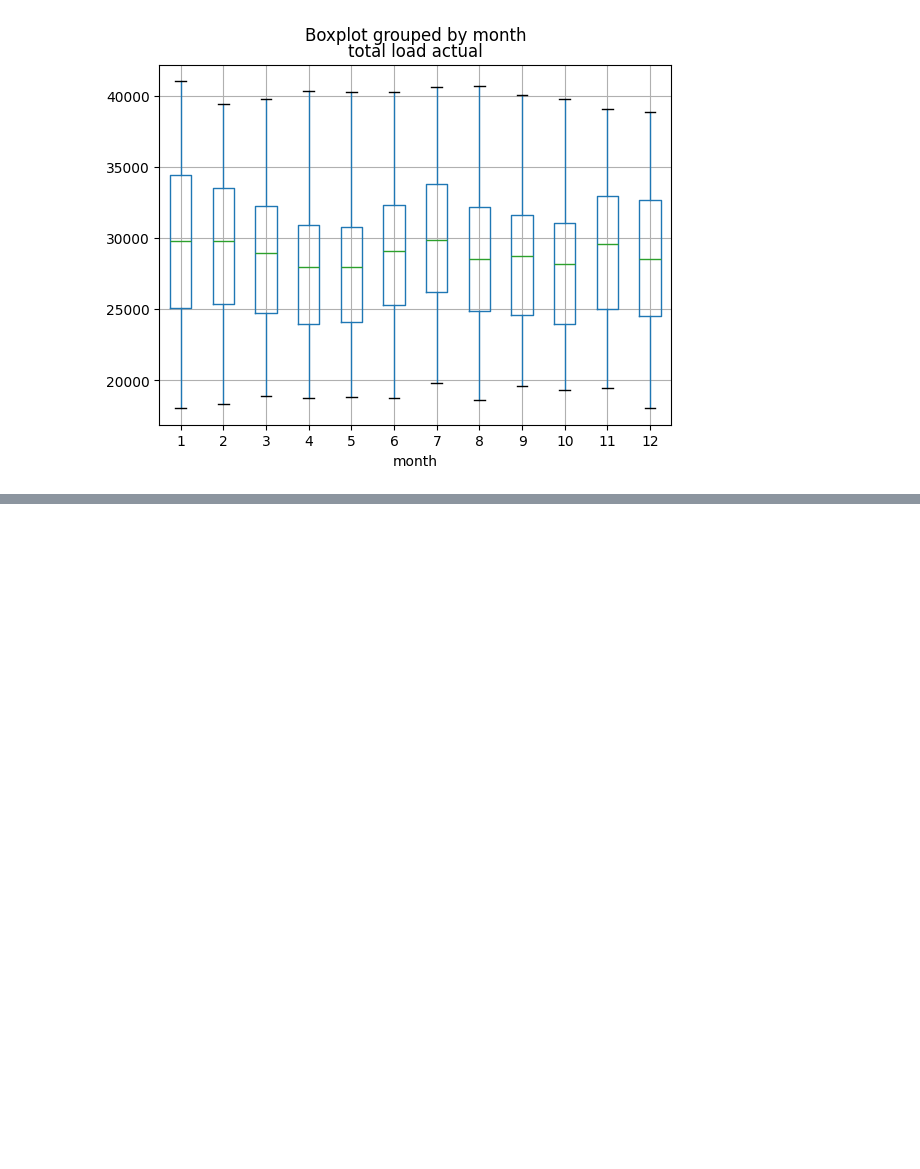
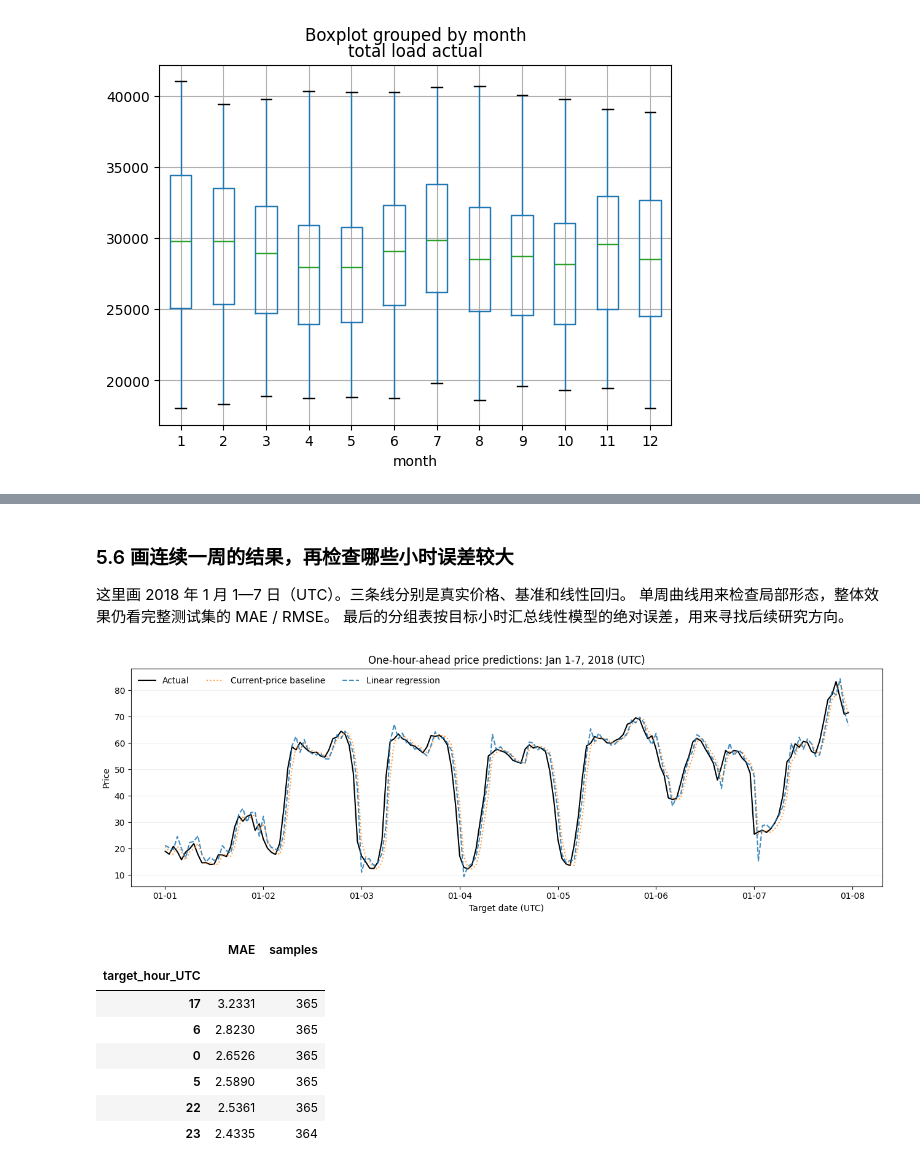
Before and after one commit to str311/pandas-and-plot-doc, a Jupyter notebook: data_analysis.ipynb, the cells around one changed output, grey strips where cells are left out. Drawn from its saved outputs; the diff is of its cells as text; code cells hidden in the pictures; blank space fills up the shorter version.

```diff
--- a/data_analysis.ipynb
+++ b/data_analysis.ipynb
@@ -135,0 +449,45 @@ ax = plot_df.boxplot(column="total load actual",by="month")
+# %% [markdown]
+### 5.6 画连续一周的结果，再检查哪些小时误差较大
+
+这里画 2018 年 1 月 1—7 日（UTC）。三条线分别是真实价格、基准和线性回归。
+单周曲线用来检查局部形态，整体效果仍看完整测试集的 MAE / RMSE。
+最后的分组表按目标小时汇总线性模型的绝对误差，用来寻找后续研究方向。
+# %%
+prediction_week = test_predictions.loc["2018-01-01":"2018-01-07"]
+
+fig, ax = plt.subplots(figsize=(13, 4.5))
+ax.plot(prediction_week.index, prediction_week["Actual"],
+        color="black", linewidth=1.5, label="Actual")
+ax.plot(prediction_week.index, prediction_week["Baseline"],
+        color="tab:orange", linestyle=":", alpha=0.8, label="Current-price baseline")
+ax.plot(prediction_week.index, prediction_week["Linear regression"],
+        color="tab:blue", linestyle="--", alpha=0.85, label="Linear regression")
+ax.xaxis.set_major_locator(mdates.DayLocator(interval=1))
+ax.xaxis.set_major_formatter(mdates.DateFormatter("%m-%d"))
+ax.set(title="One-hour-ahead price predictions: Jan 1-7, 2018 (UTC)",
+       xlabel="Target date (UTC)", ylabel="Price")
+ax.legend(ncol=3, frameon=False)
+ax.grid(axis="y", alpha=0.2)
+fig.tight_layout()
+plt.show()
+
+test_abs_error = (
+    test_predictions["Actual"] - test_predictions["Linear regression"]
+).abs()
+hourly_error = (
+    test_abs_error.groupby(test_abs_error.index.hour)
+    .agg(["mean", "count"])
+    .rename(columns={"mean": "MAE", "count": "samples"})
+)
+hourly_error.index.name = "target_hour_UTC"
+display(hourly_error.sort_values("MAE", ascending=False).head(6).round(4))
+# %% [output]
+[figure, added]
+|  | MAE | samples |
+| target_hour_UTC |  |  |
+| 17 | 3.2331 | 365 |
+| 6 | 2.8230 | 365 |
+| 0 | 2.6526 | 365 |
+| 5 | 2.5890 | 365 |
+| 22 | 2.5361 | 365 |
+| 23 | 2.4335 | 364 |
```
Also changed, not shown: parts of 15 cells of this notebook, 2 other files.
